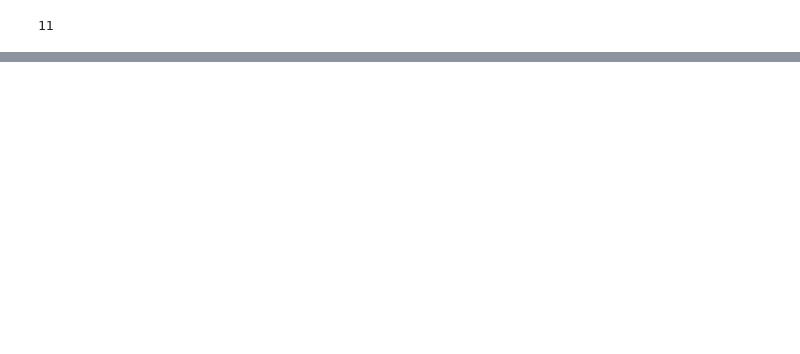
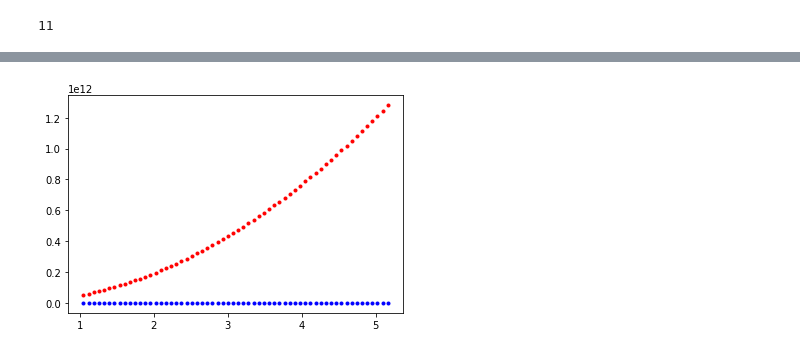
Before and after one commit to neohung/ml_note, a Jupyter notebook: lesson/Scratch2_linear_regression.ipynb, the cells around one changed output, grey strips where cells are left out. Drawn from its saved outputs; the diff is of its cells as text; code cells hidden in the pictures; blank space fills up the shorter version.

```diff
--- a/lesson/Scratch2_linear_regression.ipynb
+++ b/lesson/Scratch2_linear_regression.ipynb
@@ -70,8 +70,8 @@ data = load_boston()
 X = data.data
 y = data.target
 
-W = np.ones(X.shape[1])
-B = 0
+W = np.ones(X.shape[1],dtype = float)
+B = 0.
 
 #data.data.shape
 #data.feature_names
@@ -98,11 +144,3 @@ b =np.array([3,4])
 np.dot(a,b)
 # %% [output]
 11
-# %%
-### w0
-import matplotlib.pyplot as plt
-%matplotlib inline
-x = 2 + np.random.rand(100,1)
-y = 4 + 3 * x + np.random.rand(100,1)
-plt.plot(x,y,'b.')
-plt.show()
@@ -110,0 +150,78 @@ plt.show()
+# %%
+def mse(y,y_hat):
+    MSE = 0.0
+    for i in range(len(y)):
+        MSE += (y[i]-y_hat[i])**2
+    return MSE/len(y)
+
+def loss_function(X,W,B,Y_hat):
+    Z = np.matmul(X,W) + B
+    ret = mse(Z,Y_hat)/2
+    return ret
+
+def partial_derivative(f, X, i,e=1e-10):
+    newX = X.copy()
+    newX[i] += e
+    ret = (f(newX) - f(X)) / e
+    return ret
+
+def gradient(f,theta,e=1e-10):
+    grad=[]
+    for i in range(len(theta)):
+        grad.append(partial_derivative(f,theta,i))
+    return grad
+
+def gradient_descent(X_train, Y_train, W,alpha, num_iters):
+    train_loss = []
+    for i in range(num_iters):
+        train_loss.append(loss_function(X_train,W[:-1],W[-1],Y_train))
+        def function(theta,data=X_train,vali_data=Y_train):
+            theta_w = theta[:-1]
+            theta_b = theta[-1]
+            z = loss_function(X=data,W=theta_w,B=theta_b,Y_hat=vali_data)
+            return z
+        delta = gradient(f=function, theta=W)
+        delta = np.array(delta).reshape((len(delta),1))
+        #print(delta)
+        W -= alpha*delta
+        # delta is a list, need ndarray
+        #print("before: %f,%f"%(a[0],delta[0]))
+        #delta = np.array(delta)
+        #a -= alpha*delta
+        if (i % 100 == 0):
+            print("%d: %f" % (i,train_loss[i]))
+
+        #print("%f,%f"%(a[0],delta[0]))
+            #print(delta)
+    return W
+
+### w0
+import matplotlib.pyplot as plt
+%matplotlib inline
+#datax = 2 + np.random.rand(100,1)
+#datay = 4 + 3 * datax + np.random.rand(100,1)
+#W = np.ones((datax.shape[1]+1,1),dtype = float)
+#W = gradient_descent(datax,datay,W,0.1,1000)
+#newy = W[:-1] * datax + W[-1]
+#plt.plot(datax,datay,'b.')
+#plt.plot(datax,newy,'r.')
+#plt.show()
+#----------------------------------------------------------------
+
+datax = np.array([[i*np.pi/180] for i in range(60,300,4)])
+datax.reshape(-1)
+#加上雜訊
+datay = np.sin(datax) + np.random.normal(0,0.15,len(datax)).reshape(len(datax),1)
+data2 = np.array([i**2 for i in range(len(datax))]).reshape(len(datax),1)
+data3 = np.array([i**3 for i in range(len(datax))]).reshape(len(datax),1)
+
+newx = np.concatenate((datax,data2),axis=1)
+W = []
+W = np.ones((newx.shape[1]+1,1),dtype = float)
+
+W = gradient_descent(newx,datay,W,0.1,1000)
+newy = [W[0] * datax[i] + W[1]*(datax[i]**2) +  W[-1] for i in range(len(datax))]
+plt.plot(datax,datay,'b.')
+plt.plot(datax,newy,'r.')
+plt.show()
+# %% [output]
@@ -110,0 +238 @@ plt.show()
+[figure, added]
```
Also changed, not shown: parts of 10 cells of this notebook, 8 other files.
